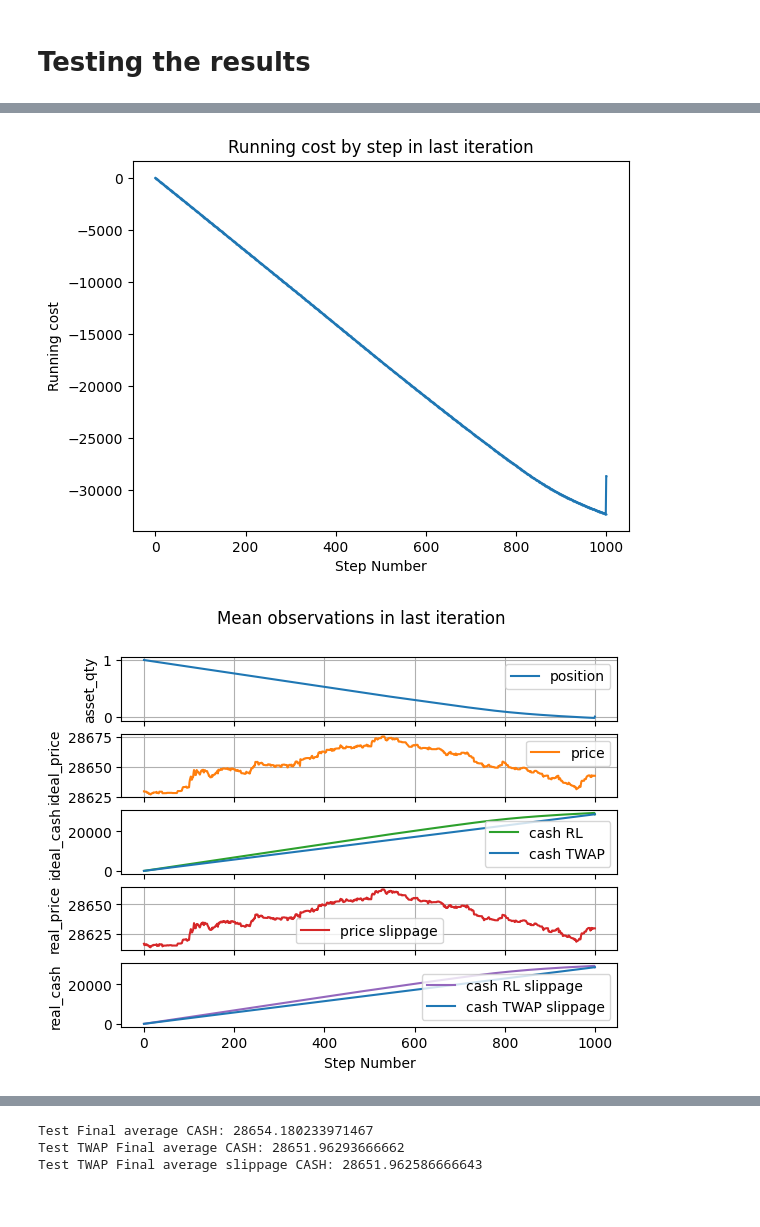
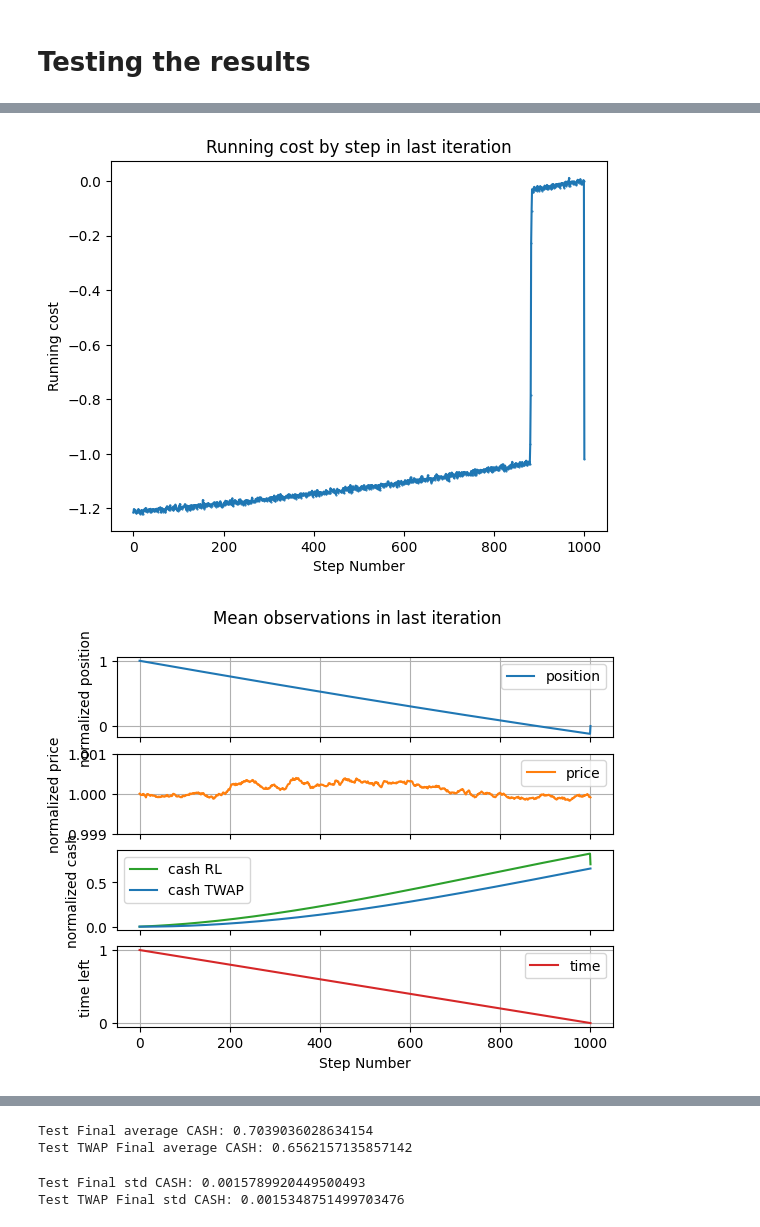
Before and after one commit to Matteus1904/RL_Optimal_Execution, a Jupyter notebook: actor_critic_historical.ipynb, the cells around one changed output, grey strips where cells are left out. Cells and saved outputs as stored; diff of their text form; code cells hidden in the pictures.

```diff
--- a/actor_critic_historical.ipynb
+++ b/actor_critic_historical.ipynb
@@ -36,6 +33,9 @@ columns = ['mid_price', 'bid_1_px', 'bid_1_qty', 'bid_2_qty',
 
 for column in columns:
     data[column] = data[column].astype(float)
+# %%
+train_data = data[:100000]
+test_data = data[100000:]
 # %% [markdown]
 # Test of our simulator
 # %% [markdown]
@@ -357,20 +286,21 @@ class MonteCarloSimulationScenario:
 # %% [markdown]
 # Training the RL agent
 # %%
-SEED = 14
+SEED = 0xC0FFEE
 np.random.seed(SEED)
 torch.manual_seed(SEED)
 random.seed(SEED)
 
-system = HistoricalMarketSystem(data=data, tpi=0.1, ppi=0.01, volatility=1, tc=0.)
+system = HistoricalMarketSystem(data=train_data, N_steps=1000, tc=0.01, inventory_risk = 0.001)
 
 simulator = Historical_EM_Simulator(
-    system, N_steps=1000, step_size=0.001, state_init=np.array([
-        [1.,data["bid_1_px"].iloc[0],0,data["bid_1_px"].iloc[0],0,],
-        [1.,data["bid_1_px"].iloc[0],0,data["bid_1_px"].iloc[0],0,]]).T
+    system, N_steps=system.N_steps[0], step_size=0.001, state_init=np.array([
+        [1.,1,0, 1.001],
+        [1.,1,0, 1.001]]).T
 )
 
-discount_factor = 0.999
+
+discount_factor = 0.99
 
 model = GaussianPDFModelCus(
     dim_observation=system.dim_observation,
@@ -391,7 +321,7 @@ critic_model = ModelPerceptron(
 critic_optimizer = OptimizerSampled(
     model=critic_model,
     opt_method=torch.optim.Adam,
-    opt_options=dict(lr=0.003),
+    opt_options=dict(lr=0.045),
     n_epochs=15,
     is_reinstantiate_optimizer=True,
 )
@@ -407,7 +337,7 @@ critic = Critic(
 policy_optimizer = OptimizerSampled(
     model=model,
     opt_method=torch.optim.Adam,
-    opt_options=dict(lr=0.003),
+    opt_options=dict(lr=0.045),
     is_reinstantiate_optimizer=False,
 )
 
@@ -429,7 +359,7 @@ scenario = MonteCarloSimulationScenario(
     policy=policy,
     critic=critic,
     N_episodes=6,
-    N_iterations=7,
+    N_iterations=14,
     termination_criterion=trivial_terminantion_criterion,
     discount_factor=discount_factor,
 )
@@ -459,17 +387,21 @@ Train TWAP final mean slippage cash: 28651.96291333331
 # %% [markdown]
 # Testing the results
 # %%
-SEED = 14
-np.random.seed(SEED)
-torch.manual_seed(SEED)
-random.seed(SEED)
+system = HistoricalMarketSystem(data=train_data, N_steps=1000, tc=0.01, inventory_risk = 0.001)
+
+simulator = Historical_EM_Simulator(
+    system, N_steps=system.N_steps[0], step_size=0.001, state_init=np.array([
+        [1.,1,0, 1.001],
+        [1.,1,0, 1.001]]).T
+)
+
 scenario2 = MonteCarloSimulationScenario(
     train_mode=False,
     simulator=simulator,
     system=system,
     policy=policy,
     critic=critic,
-    N_episodes=6,
+    N_episodes=40,
     N_iterations=1,
     termination_criterion=trivial_terminantion_criterion,
     discount_factor=discount_factor,
@@ -488,2 +420,2 @@ scenario2.plot_data()
-[figure, old version]
+[figure, new version]
-[figure, old version]
+[figure, new version]
@@ -491,8 +423,12 @@ scenario2.plot_data()
 # %%
-print('Test Final average CASH:', scenario2.last_observations.groupby(scenario.last_observations.index).mean()[2].values[-1])
+print('Test Final average CASH:', scenario2.last_observations.groupby(scenario2.last_observations.index).mean()[2].values[-1])
 print('Test TWAP Final average CASH:', np.array(scenario2.twap).mean(axis=0)[-1][0])
-print('Test TWAP Final average slippage CASH:', np.array(scenario2.twap).mean(axis=0)[-1][1])
 # %% [output]
-Test Final average CASH: 28654.180233971467
-Test TWAP Final average CASH: 28651.96293666662
-Test TWAP Final average slippage CASH: 28651.962586666643
+Test Final average CASH: 0.7039036028634154
+Test TWAP Final average CASH: 0.6562157135857142
+# %%
+print('Test Final std CASH:', scenario2.last_observations.groupby(scenario2.last_observations.index).std()[2].values[-1])
+print('Test TWAP Final std CASH:', np.array(scenario2.twap).std(axis=0)[-1][0])
+# %% [output]
+Test Final std CASH: 0.0015789920449500493
+Test TWAP Final std CASH: 0.0015348751499703476
```
Also changed, not shown: parts of 10 cells of this notebook, 9 other files.
